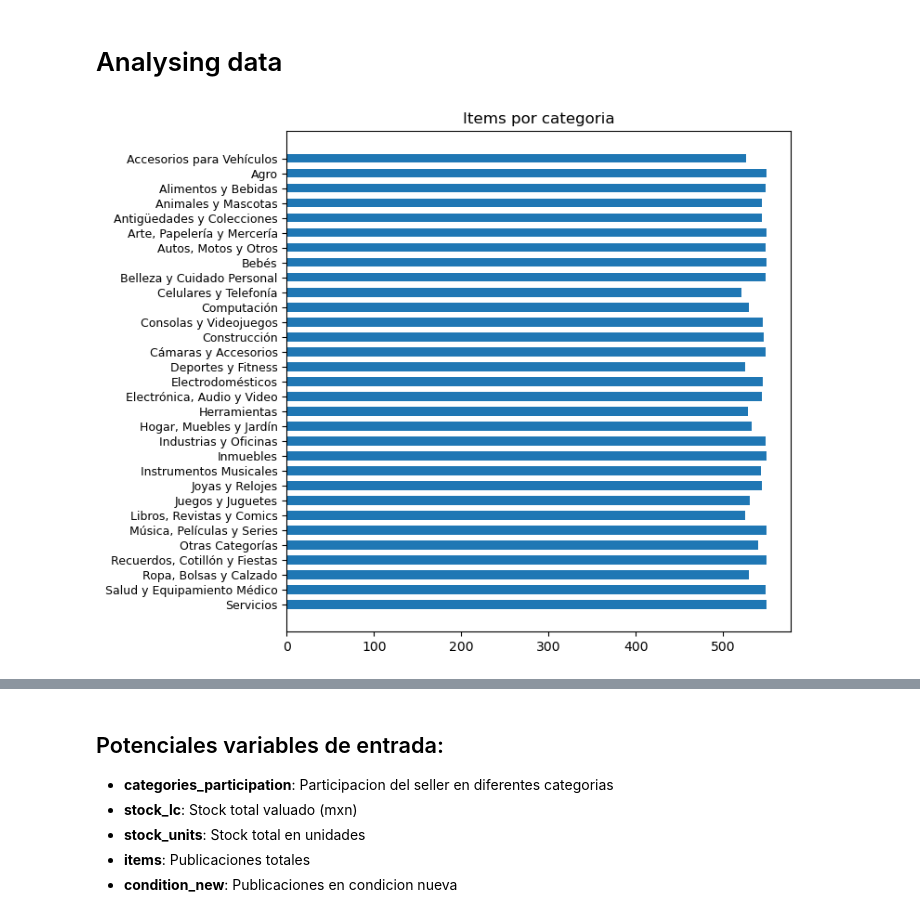
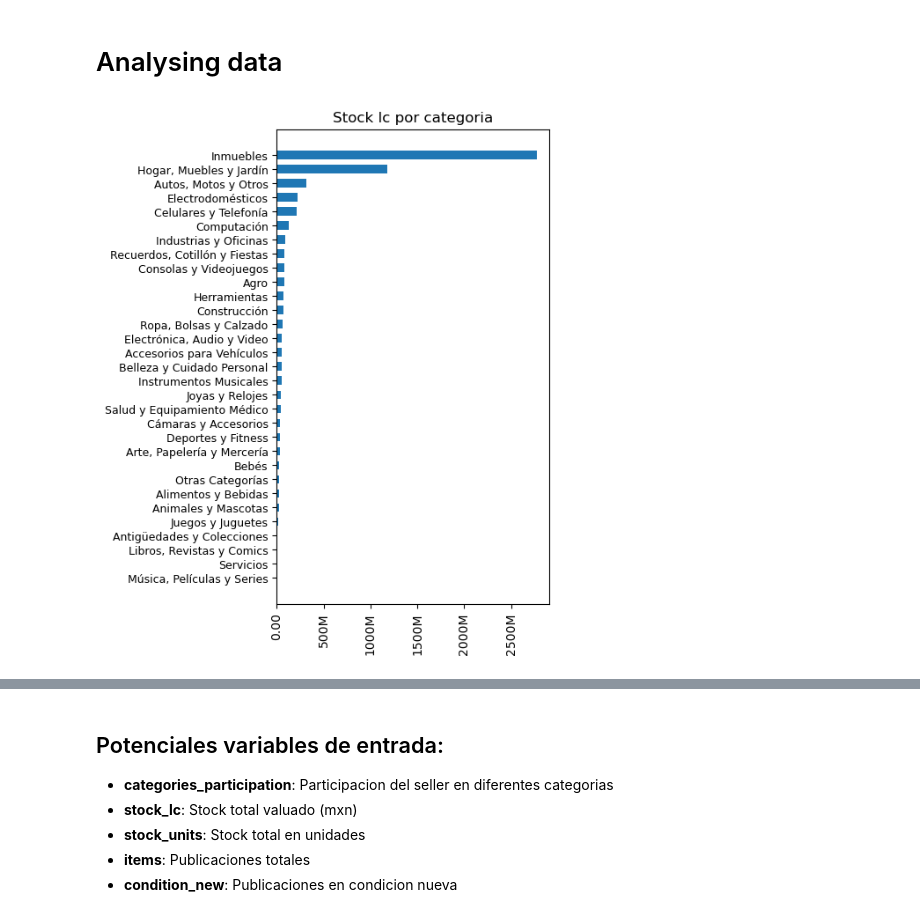
Before and after one commit to maujordan/chellenge_meli, a Jupyter notebook: challenge_meli.ipynb, the cells around one changed output, grey strips where cells are left out. Drawn from its saved outputs; the diff is of its cells as text; code cells hidden in the pictures.

```diff
--- a/challenge_meli.ipynb
+++ b/challenge_meli.ipynb
@@ -142,16 +142,22 @@ if file_exists == 0:
 # %%
 df_response = pd.merge(df_response, df_categories, left_on="category", right_on="id").drop(columns="id_y").rename(columns={"name": "category_name", "id_x": "id"})
 # %%
-plt.figure(figsize=(7,7))
+df = df_response.copy()
+df["stock_lc"] = df_response["available_quantity"] * df_response["original_price"].combine_first(df_response["price"])
 
-plt.title("Items por categoria")
+
+plt.figure(figsize=(4,7))
+
+plt.title("Stock lc por categoria")
 plt.barh(
-    data=df_response.groupby("category_name").count()["id"].reset_index().sort_values(by="category_name", ascending=False),
-    width="id",
+    data=df.groupby("category_name").sum()["stock_lc"].reset_index().sort_values(by="stock_lc", ascending=True),
+    width="stock_lc",
     y="category_name",
     height=0.6
 )
+plt.gca().xaxis.set_major_formatter(FuncFormatter(y_axis_formatter))
 plt.yticks(fontsize=9)
+plt.xticks(rotation=90)
 plt.show()
 # %% [output]
-[figure, old version]
+[figure, new version]
```
Also changed, not shown: parts of 20 cells of this notebook, 1 other file.
